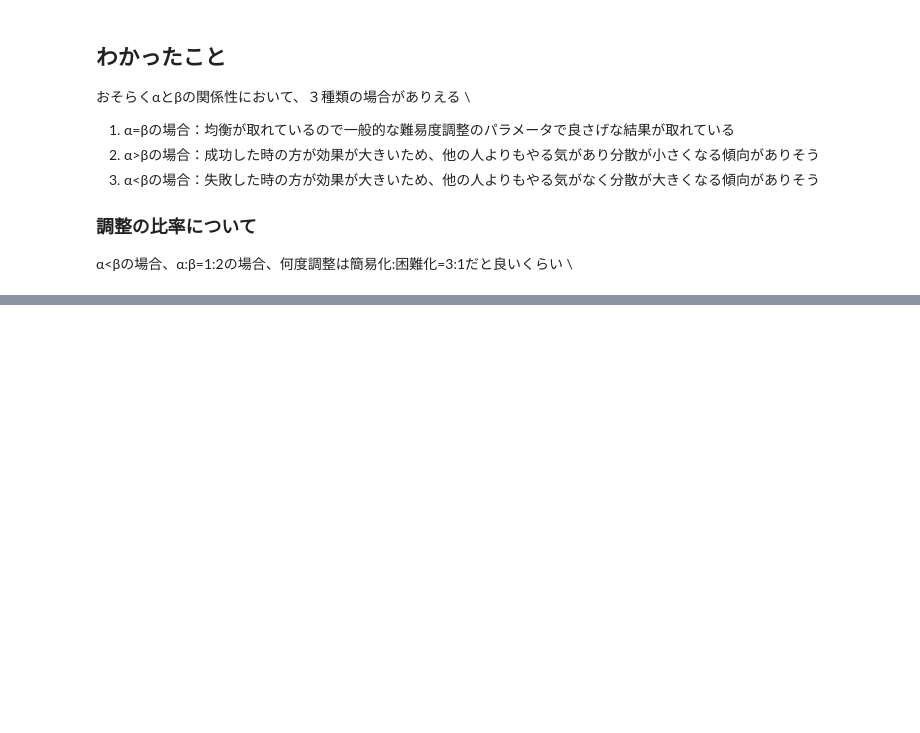
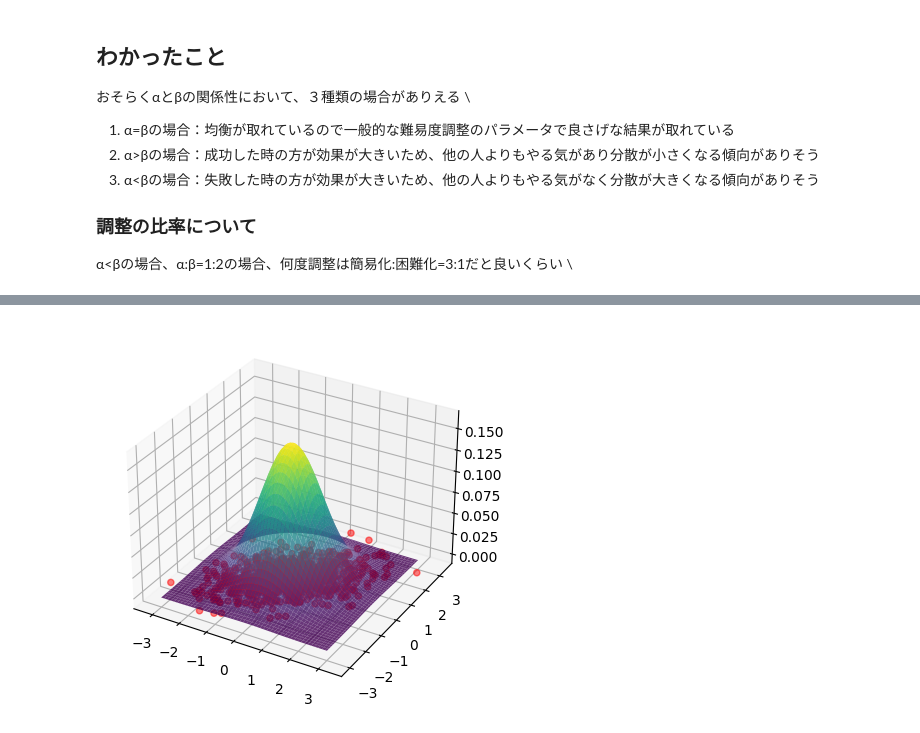
Before and after one commit to kotatakehara/Self-efficacy, a Jupyter notebook: Kendama_change_Class_version.ipynb, the cells around one changed output, grey strips where cells are left out. Drawn from its saved outputs; the diff is of its cells as text; code cells hidden in the pictures; blank space fills up the shorter version.

```diff
--- a/Kendama_change_Class_version.ipynb
+++ b/Kendama_change_Class_version.ipynb
@@ -21,3 +23,37 @@
 
 ### 調整の比率について
 α<βの場合、α:β=1:2の場合、何度調整は簡易化:困難化=3:1だと良いくらい \\
+# %%
+import numpy as np
+import matplotlib.pyplot as plt
+from mpl_toolkits.mplot3d import Axes3D
+
+# 乱数のシードを設定して再現性を確保
+np.random.seed(42)
+
+# 2次元標準正規分布のサンプルを生成
+mean = [0, 0]
+covariance_matrix = [[1, 0.5], [0.5, 1]]
+samples = np.random.multivariate_normal(mean, covariance_matrix, 1000)
+
+# プロット
+fig = plt.figure()
+ax = fig.add_subplot(111, projection='3d')
+
+# 標準正規分布の確率密度関数
+x = np.linspace(-3, 3, 100)
+y = np.linspace(-3, 3, 100)
+X, Y = np.meshgrid(x, y)
+Z = (1 / (2 * np.pi)) * np.exp(-(X**2 + Y**2) / 2)
+
+# サーフェスプロットを作成
+ax.plot_surface(X, Y, Z, cmap='viridis', alpha=0.8)
+ax.scatter(samples[:, 0], samples[:, 1], np.zeros_like(samples[:, 0]), color='red', alpha=0.5)
+
+# 画像として保存
+plt.savefig('3d_normal_distribution_mountain.png')
+files.download(f'3d_normal_distribution_mountain.png')
+
+# プロット表示（コメントアウトすると画像のみ保存）
+plt.show()
+# %% [output]
@@ -24,3 +62,4 @@
+[figure, added]
 # %%
 import numpy as np
 import matplotlib.pyplot as plt
```
Also changed, not shown: parts of 20 cells of this notebook.
